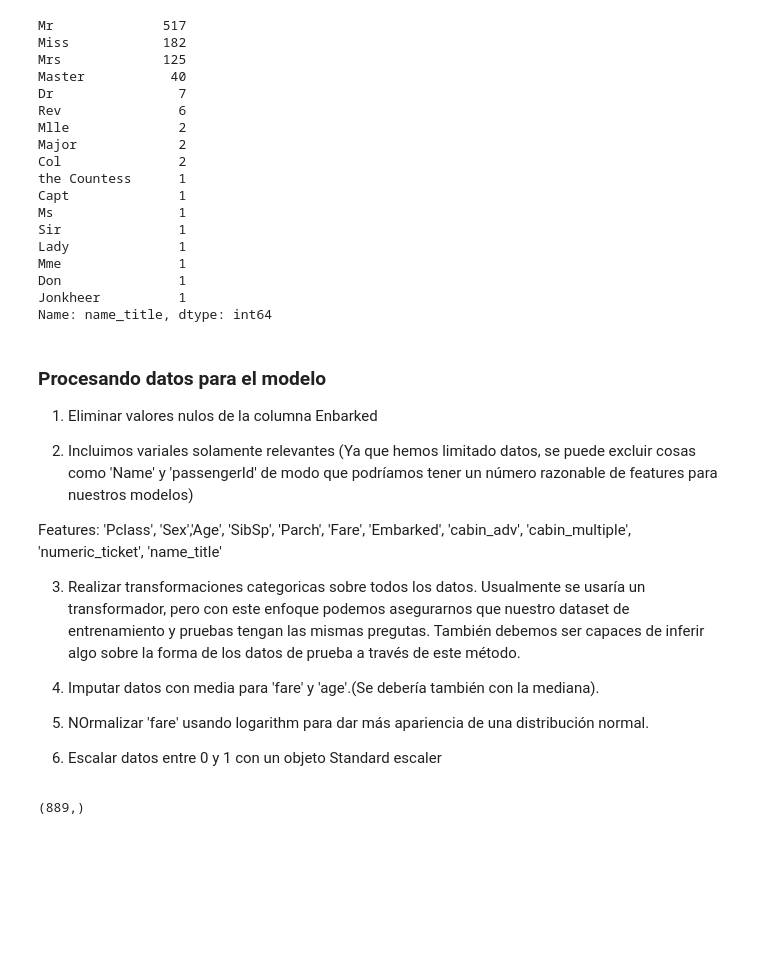
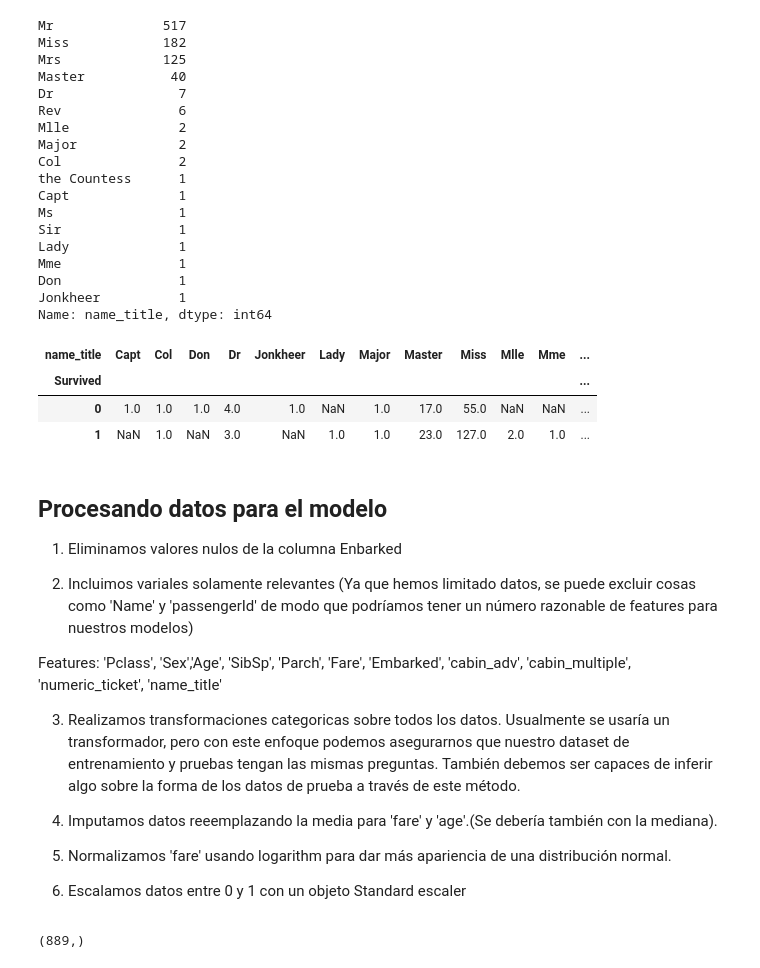
Before and after one commit to RichardSailema/Titanic-clasiffication-algorithms, a Jupyter notebook: Titanic Project.ipynb, the cells around one changed output. Cells and saved outputs as stored; diff of their text form; code cells hidden in the pictures; blank space fills up the shorter version.

```diff
--- a/Titanic Project.ipynb
+++ b/Titanic Project.ipynb
@@ -406,22 +465,29 @@ Mme               1
 Don               1
 Jonkheer          1
 Name: name_title, dtype: int64
+# %%
+pd.pivot_table(training, index = 'Survived', columns = 'name_title', values= 'Ticket', aggfunc = 'count' )
+# %% [output]
+| name_title | Capt | Col | Don | Dr | Jonkheer | Lady | Major | Master | Miss | Mlle | Mme | ... |
+| Survived |  |  |  |  |  |  |  |  |  |  |  | ... |
+| 0 | 1.0 | 1.0 | 1.0 | 4.0 | 1.0 | NaN | 1.0 | 17.0 | 55.0 | NaN | NaN | ... |
+| 1 | NaN | 1.0 | NaN | 3.0 | NaN | 1.0 | 1.0 | 23.0 | 127.0 | 2.0 | 1.0 | ... |
 # %% [markdown]
-### Procesando datos para el modelo
+## Procesando datos para el modelo
 
-1) Eliminar valores nulos de la columna Enbarked
+1) Eliminamos valores nulos de la columna Enbarked
 
 2) Incluimos variales solamente relevantes (Ya que hemos limitado datos, se puede excluir cosas como 'Name' y 'passengerId' de modo que podríamos tener un número razonable de features para nuestros modelos)
 
 Features: 'Pclass', 'Sex','Age', 'SibSp', 'Parch', 'Fare', 'Embarked', 'cabin_adv', 'cabin_multiple', 'numeric_ticket', 'name_title'
 
-3) Realizar transformaciones categoricas sobre todos los datos. Usualmente se usaría un transformador, pero con este enfoque podemos asegurarnos que nuestro dataset de entrenamiento y pruebas tengan las mismas pregutas. También debemos ser capaces de inferir algo sobre la forma de los datos de prueba a través de este  método.
+3) Realizamos transformaciones categoricas sobre todos los datos. Usualmente se usaría un transformador, pero con este enfoque podemos asegurarnos que nuestro dataset de entrenamiento y pruebas tengan las mismas preguntas. También debemos ser capaces de inferir algo sobre la forma de los datos de prueba a través de este método.
 
-4) Imputar datos con media para 'fare' y 'age'.(Se debería también con la mediana).
+4) Imputamos datos reeemplazando la media para 'fare' y 'age'.(Se debería también con la mediana).
 
-5) NOrmalizar 'fare' usando logarithm para dar más apariencia de una distribución normal.
+5) Normalizamos 'fare' usando logarithm para dar más apariencia de una distribución normal.
 
-6) Escalar datos entre 0 y 1 con un objeto Standard escaler
+6) Escalamos datos entre 0 y 1 con un objeto Standard escaler
 # %%
 # Crear todas las variables categoricas que tratamos arriba para el set de entranamiento y test
 all_data['cabin_multiple'] = all_data['Cabin'].apply(lambda x: 0 if pd.isna(x) else len(x.split(' ')))
```
Also changed, not shown: parts of 75 cells of this notebook, 6 other files.
